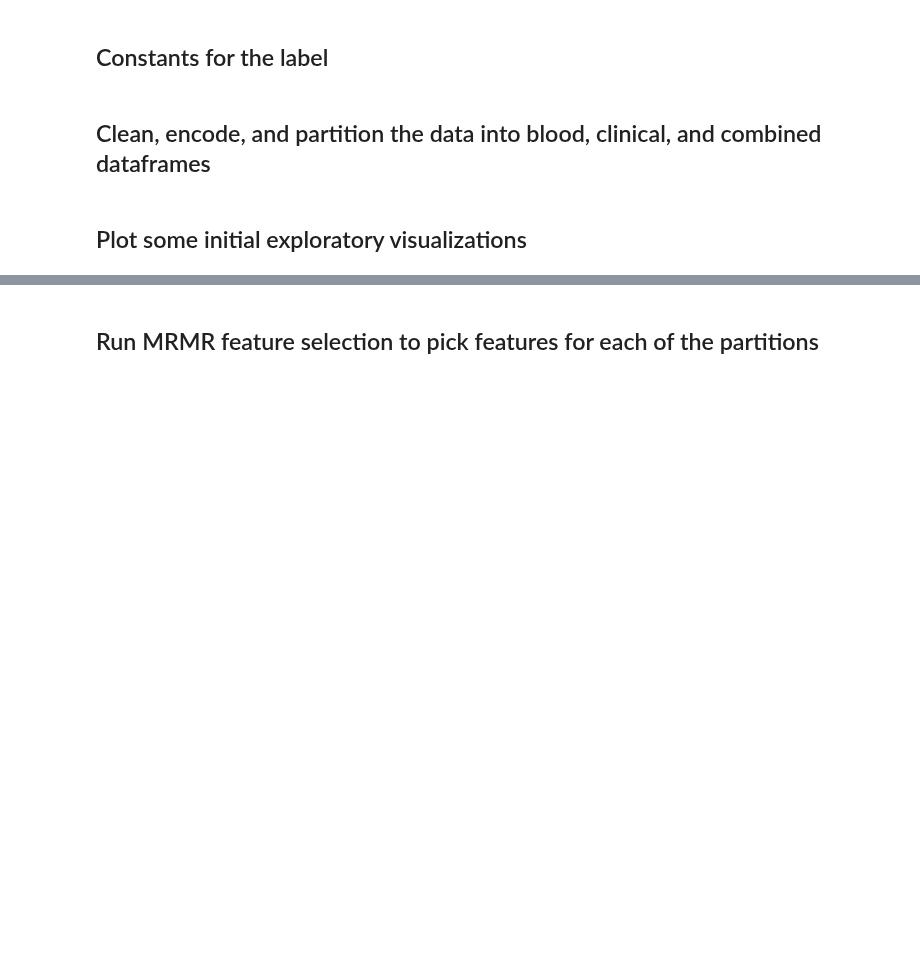
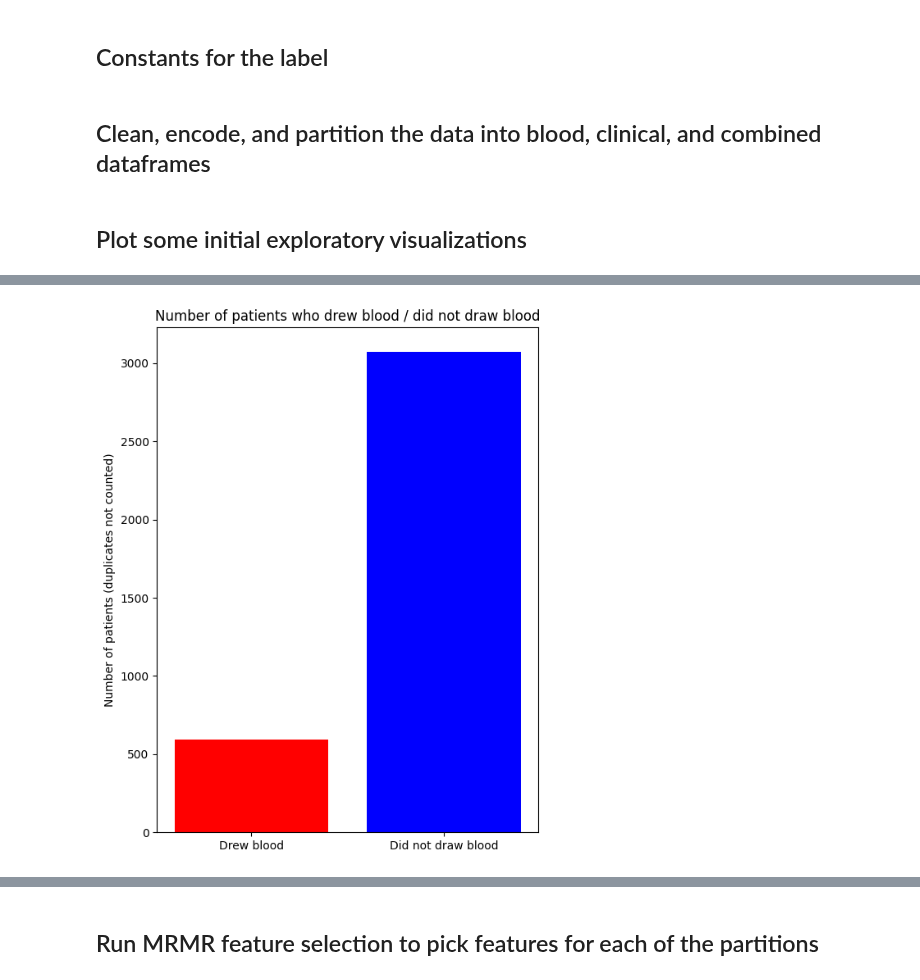
Before and after one commit to anusha1207/TARCC-Alzheimers, a Jupyter notebook: main.ipynb, the cells around one changed output, grey strips where cells are left out. Saved outputs shown, nothing was run; the diff lists cells and outputs as text; code cells hidden in the pictures; blank space fills up the shorter version.

```diff
--- a/main.ipynb
+++ b/main.ipynb
@@ -42,3 +49,7 @@ plot_blood_draw_statistics(df)
+# %%
+plot_blood_draw_statistics(df, png=f"{PLOTS}/Blood Draw Statistics.png")
+# %% [output]
+[figure, added]
 # %%
 plot_correlations(df)
 # %%
```
Also changed, not shown: parts of 8 cells of this notebook, 4 other files.
